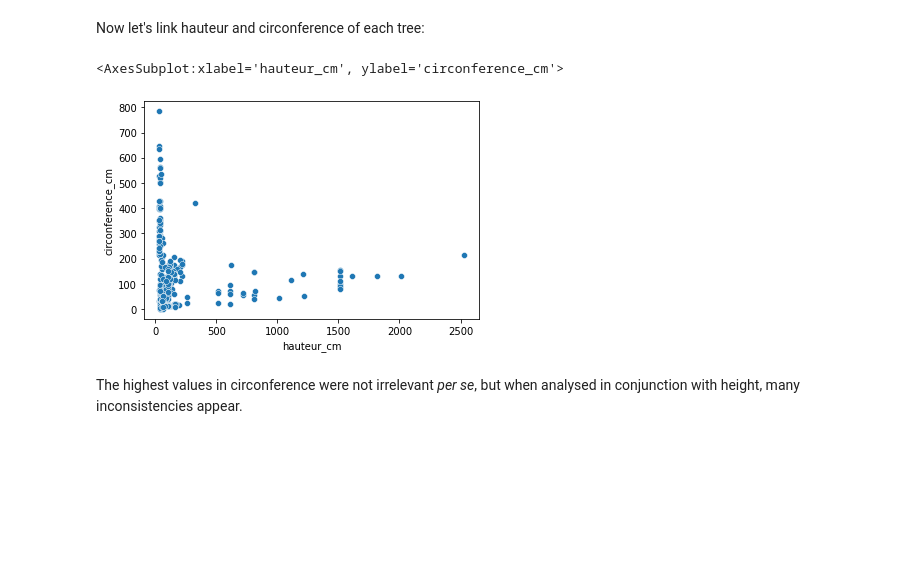
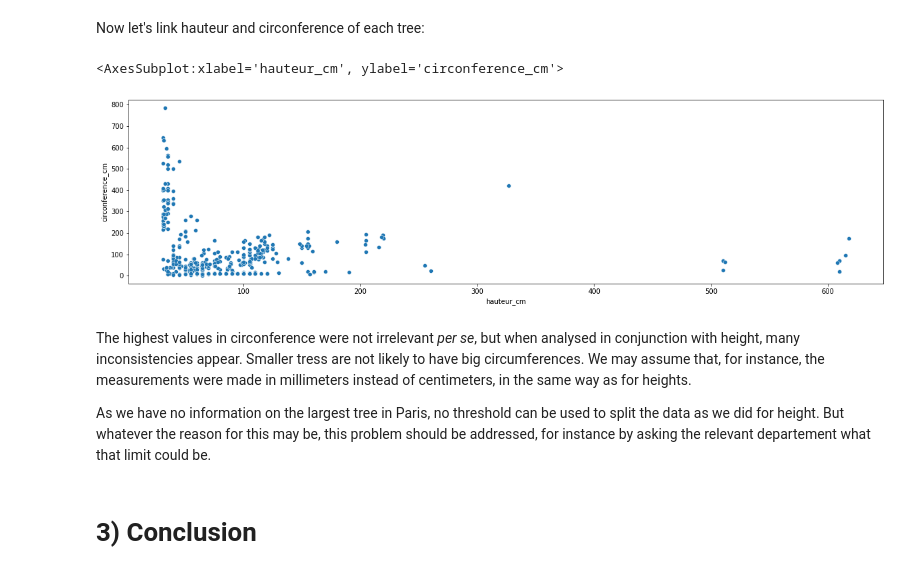
Before and after one commit to SoCrespo/OC-IA-P02, a Jupyter notebook: projet02.ipynb, the cells around one changed output. Cells and saved outputs as stored; diff of their text form; code cells hidden in the pictures; blank space fills up the shorter version.

```diff
--- a/projet02.ipynb
+++ b/projet02.ipynb
@@ -118,0 +167,2 @@ circ = sns.boxplot(x=arbres["circonference_cm"])
+# %%
+arbres['circonference_cm'].replace(0, np.nan, inplace=True)
@@ -142,10 +208,10 @@ So, all trees heights lower than 30 should be multiplied by 100 to make sense by
 # %%
-# extracting trees under 30 and turning them into cm:
+# Extract trees under 30 and turning them into cm:
 max_30 = arbres[arbres['hauteur_m']<=30]
-max_30['hauteur_m'] *= 100
+max_30.loc[:,'hauteur_m'] *= 100
 
-#deleting trees under 30 in arbre to replace them with the value in cm
-arbres.drop(arbres[arbres['hauteur_m']<=30].index, inplace=True)
+# Delete rows for trees under 30 in dataest (they will be replaced by the cm values)
+arbres.drop(arbres[arbres.loc[:,'hauteur_m']<=30].index, inplace=True)
 
 # concatenating max_30 and arbres
 arbres.append(max_30)
@@ -181 +244,5 @@ haut = sns.boxplot(x=arbres["hauteur_cm"])
+# %%
+mean = arbres['hauteur_cm'].mean()
+std = arbres['hauteur_cm'].std()
+arbres = arbres[arbres['hauteur_cm'] < (mean + 2*std)]
 # %%
@@ -189,5 +253,0 @@ Now let's process the 'circonference_cm' values. We'll take a more direct way by
-# %%
-circ_mean = arbres['circonference_cm'].mean()
-circ_std = arbres['circonference_cm'].std()
-max = circ_mean + (2*circ_std)
-arbres = arbres[arbres['circonference_cm']<max]
@@ -205,9 +254,15 @@ sns.histplot(arbres["circonference_cm"])
 # %% [markdown]
 Now let's link hauteur and circonference of each tree:
 # %%
+plt.figure(figsize=(20,5))
 sns.scatterplot(data=arbres, x='hauteur_cm', y='circonference_cm')
 # %% [output]
 <AxesSubplot:xlabel='hauteur_cm', ylabel='circonference_cm'>
-[figure, old version]
+[figure, new version]
-# %% [markdown]
-The highest values in circonference were not irrelevant *per se*, but when analysed in conjunction with height, many inconsistencies appear.
+# %% [markdown]
+The highest values in circonference were not irrelevant *per se*, but when analysed in conjunction with height, many inconsistencies appear. Smaller tress are not likely to have big circumferences.
+We may assume that, for instance, the measurements were made in millimeters instead of centimeters, in the same way as for heights.
+
+As we have no information on the largest tree in Paris, no threshold can be used to split the data as we did for height. But whatever the reason for this may be, this problem should be addressed, for instance by asking the relevant departement what that limit could be.
+# %% [markdown]
+# 3) Conclusion
```
Also changed, not shown: parts of 34 cells of this notebook.
